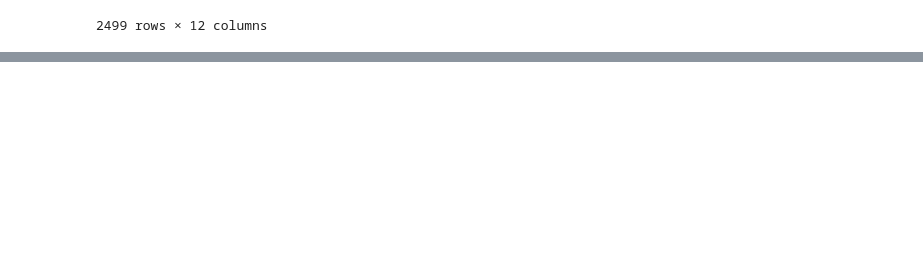
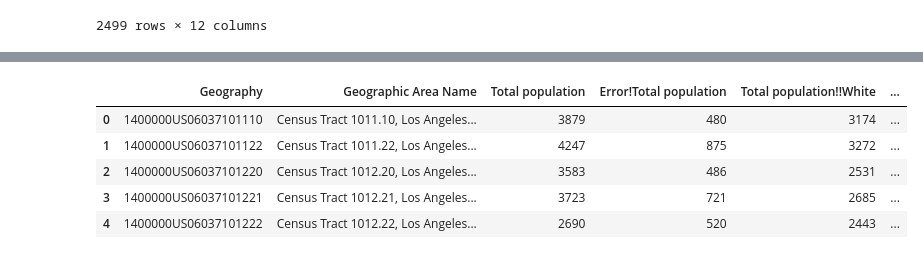
Before and after one commit to braeden-reinoso/Air-Toxin-Risk-in-Marginalized-Communities, a Jupyter notebook: LA_County_DataCleaning.ipynb, the cells around one changed output, grey strips where cells are left out. Cells and saved outputs as stored; diff of their text form; code cells hidden in the pictures; blank space fills up the shorter version.

```diff
--- a/LA_County_DataCleaning.ipynb
+++ b/LA_County_DataCleaning.ipynb
@@ -105,3 +109,16 @@ la_county_final
+# %%
+la_county_final.columns = ['Geography', 'Geographic Area Name', 'Total population', 'Error!Total population', 'Total population!!White',
+                                'Error!Total population!!White', 'Total population!!Black or African American', 'Error!Total population!!Black or African American',
+                                'Total population!!Asian', 'Error!Total population!!Asian',
+                                'Total population!!Hispanic or Latino (of any race)', 'Error!Total population!!Hispanic or Latino (of any race)']
+la_county_final.head()
+# %% [output]
+|  | Geography | Geographic Area Name | Total population | Error!Total population | Total population!!White | ... |
+| 0 | 1400000US06037101110 | Census Tract 1011.10, Los Angeles... | 3879 | 480 | 3174 | ... |
+| 1 | 1400000US06037101122 | Census Tract 1011.22, Los Angeles... | 4247 | 875 | 3272 | ... |
+| 2 | 1400000US06037101220 | Census Tract 1012.20, Los Angeles... | 3583 | 486 | 2531 | ... |
+| 3 | 1400000US06037101221 | Census Tract 1012.21, Los Angeles... | 3723 | 721 | 2685 | ... |
+| 4 | 1400000US06037101222 | Census Tract 1012.22, Los Angeles... | 2690 | 520 | 2443 | ... |
 # %%
 la_county_final.info()
 # %% [output]
```
Also changed, not shown: parts of 6 cells of this notebook, 1 other file.
